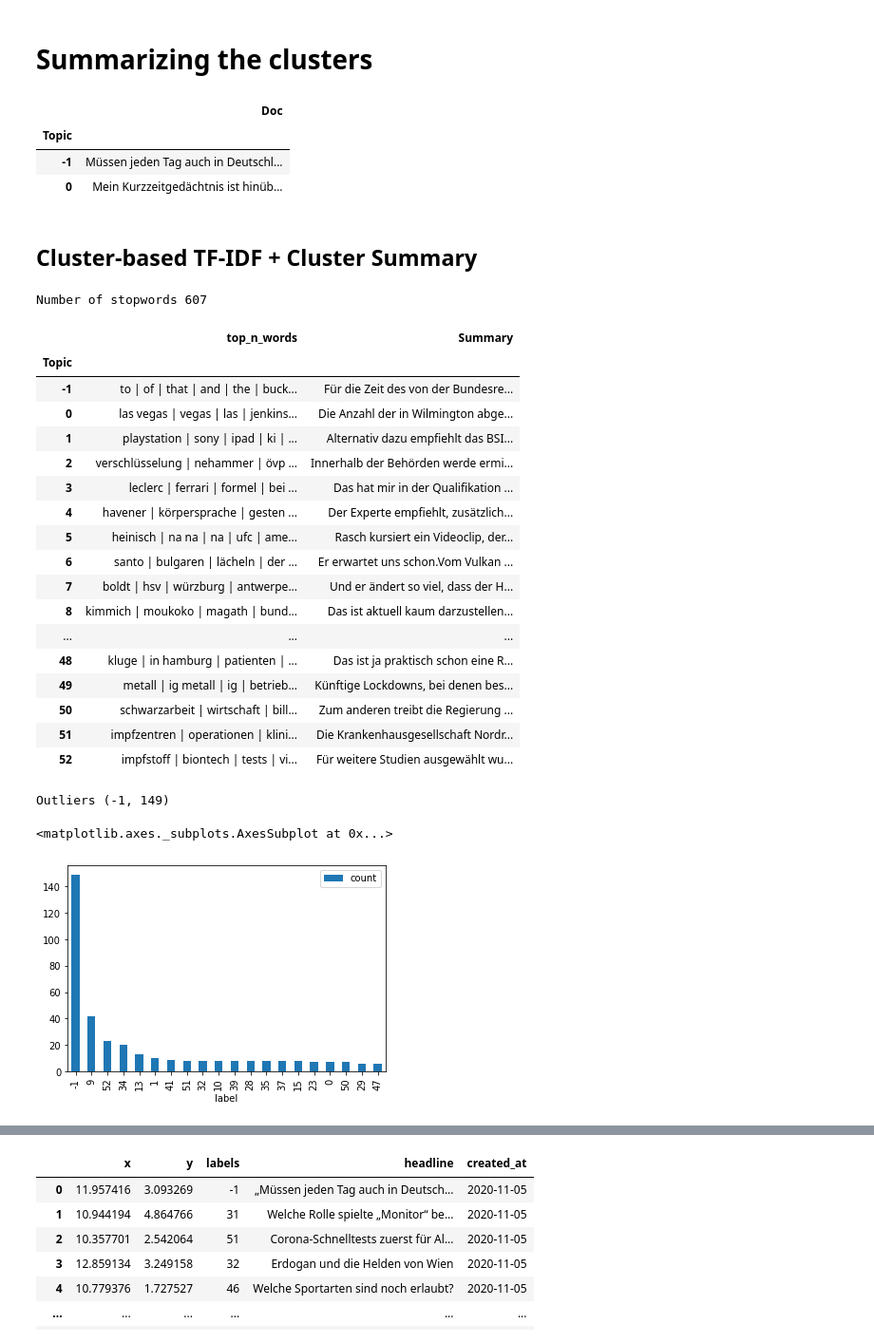
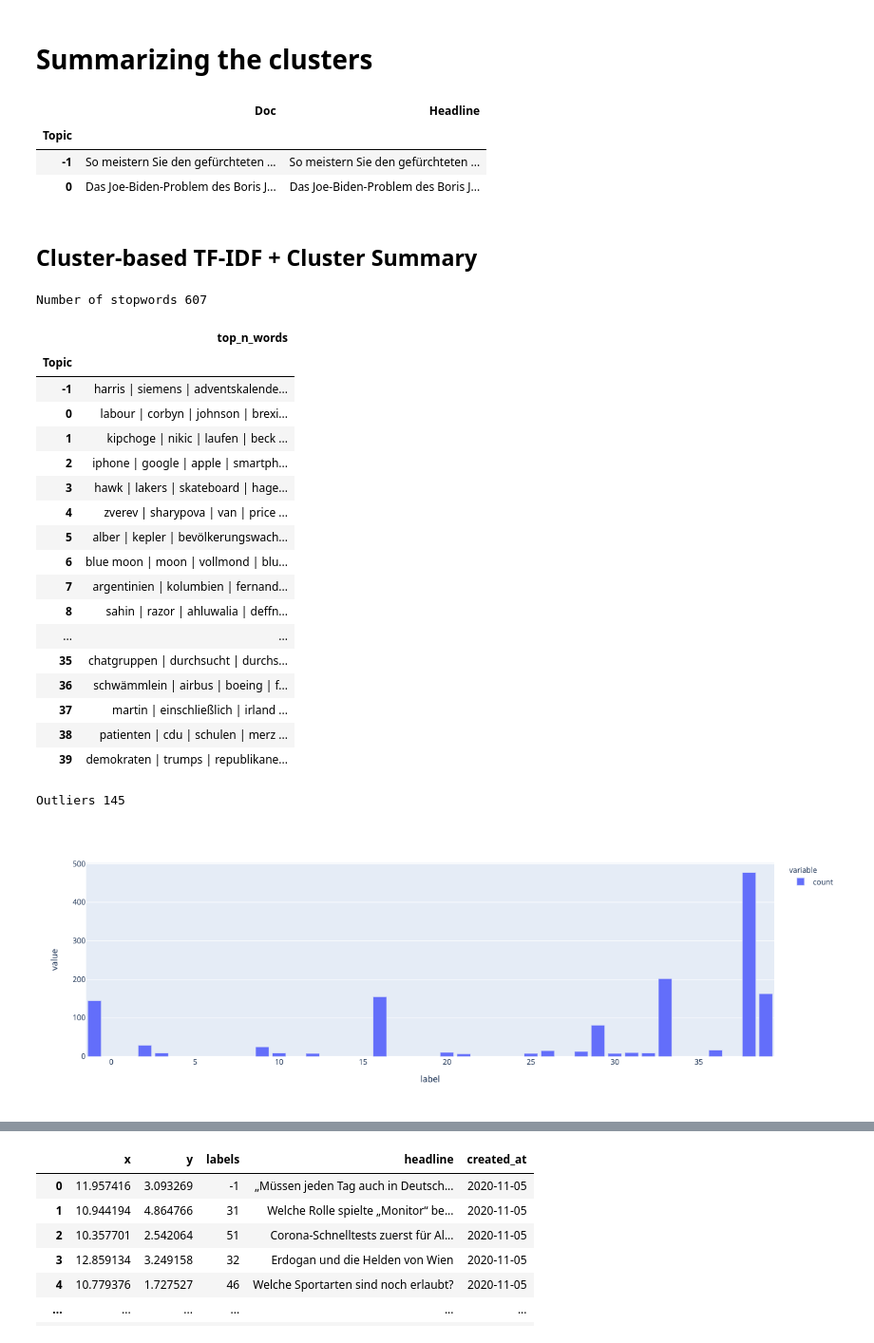
Before and after one commit to spring-media/ci-topic-thunder, a Jupyter notebook: notebooks/DS-18-Nov.ipynb, the cells around one changed output, grey strips where cells are left out. Shown at 95% size. Cells and saved outputs as stored; diff of their text form; code cells hidden in the pictures.

```diff
--- a/notebooks/DS-18-Nov.ipynb
+++ b/notebooks/DS-18-Nov.ipynb
@@ -61,9 +62,14 @@ df = df[df.department != "mediathek"]
 df = df[df.text.str.len() > 250]
 
 df = df.rename(columns={"date": "created_at"})
-df = df.sort_values(by='created_at').tail(500)
+df = df.sort_values(by='created_at',ascending=False)
 df.created_at = pd.to_datetime(df.created_at, dayfirst=True)
 df.created_at = df.created_at.apply(lambda x: x.date()).apply(str)
 df = df.rename(columns={"title": "headline"})
 
+df = df.head(1500)
 "We have {} articles. ".format(df.shape[0],df.text.apply(lambda x: x.split(" ")))
+
+#### For some extra performance let's join headline with text as it caries a lot of info.
+df.text = df.headline + ". " + df.text
+####
@@ -103,14 +107,15 @@ df.head()
 # %% [markdown]
 ## Document embedding and clustering
 # %%
-#### For some extra performance let's join headline with text as it caries a lot of info.
-df.text = df.headline + ". " + df.text
-####
 nlpipe = NLPipe(df)
 nlpipe._store_headlines()
 nlpipe._store_created_at()
+
 embedded = nlpipe.cleantext().embed(batch_size=50).normalize()
+cluster_results = embedded.reduce_dim().cluster_hdbscan(cluster_selection_method="leaf",cluster_selection_epsilon= 0.54,) # cluster labels
+viz_dimensions = embedded.reduce_dim( model_path="../models/bert-german-dbmdz-uncased-sentence-stsb/umap_viz_100_19-neighbors_0.01-min-dist.pkl").value() #
 
-cluster_results = embedded.reduce_dim().cluster_hdbscan(cluster_selection_method="leaf")
-viz_dimensions = embedded.reduce_dim( model_path="../models/bert-german-dbmdz-uncased-sentence-stsb/umap_viz_100_19-neighbors_0.01-min-dist.pkl").value()
+
+ctr=Counter(cluster_results.value()).most_common(25)
+print("Outliers {}".format(dict(Counter(cluster_results.value()))["-1"]),set(cluster_results.value()))
 # %% [output]
@@ -132,18 +138,18 @@ res['created_at'] = nlpipe.data.created_at
 # Summarizing the clusters
 # %%
 
-docs_df = pd.DataFrame(embedded.data.pdf, columns=["Doc"])
+docs_df = pd.DataFrame(zip(embedded.data.pdf,embedded.data.headlines), columns=["Doc","Headline"])
 docs_df['Topic'] = cluster_results.value()
 docs_df['Doc_ID'] = df.index.values
-docs_per_topic = docs_df.groupby(['Topic'], as_index = True).agg({'Doc': ' '.join})# For every topic collect all the article and join their texts (preprocessed) , raw texts,
+docs_per_topic = docs_df.groupby(['Topic'], as_index = True).agg({'Doc': ' '.join,'Headline': ' '.join})# For every topic collect all the article and join their texts (preprocessed) , raw texts,
 
 
 docs_per_topic.head(2)
 # %% [output]
-|  | Doc |
-| Topic |  |
-| -1 | Müssen jeden Tag auch in Deutschl... |
-| 0 | Mein Kurzzeitgedächtnis ist hinüb... |
+|  | Doc | Headline |
+| Topic |  |  |
+| -1 | So meistern Sie den gefürchteten ... | So meistern Sie den gefürchteten ... |
+| 0 | Das Joe-Biden-Problem des Boris J... | Das Joe-Biden-Problem des Boris J... |
 # %%
 def lexrank_summarize(cluster_doc):
     sentences = nltk.sent_tokenize(cluster_doc)
@@ -170,39 +176,37 @@ top_n_words = utils.extract_top_n_words_per_topic(tf_idf, count, docs_per_topic.
 top_6_words_per_topic = pd.DataFrame([(k," | ".join([e[0] for e in v][:7]))  for (k,v) in top_n_words.items()],columns=["Topic","top_n_words"])
 top_6_words_per_topic["Topic"]=top_6_words_per_topic["Topic"].apply(int)
 topic_sizes = utils.extract_topic_sizes(docs_df)
-top_6_words_per_topic["Summary"] = top_6_words_per_topic.Topic.apply(lambda x: lexrank_summarize(docs_per_topic.loc[x].Doc) )
+#top_6_words_per_topic["Summary"] = top_6_words_per_topic.Topic.apply(lambda x: lexrank_summarize(docs_per_topic.loc[x].Doc) )
 top_6_words_per_topic=top_6_words_per_topic.set_index("Topic")
 
 
 top_6_words_per_topic
 # %% [output]
 Number of stopwords 607
-|  | top_n_words | Summary |
-| Topic |  |  |
-| -1 | to | of | that | and | the | buck... | Für die Zeit des von der Bundesre... |
-| 0 | las vegas | vegas | las | jenkins... | Die Anzahl der in Wilmington abge... |
-| 1 | playstation | sony | ipad | ki | ... | Alternativ dazu empfiehlt das BSI... |
-| 2 | verschlüsselung | nehammer | övp ... | Innerhalb der Behörden werde ermi... |
-| 3 | leclerc | ferrari | formel | bei ... | Das hat mir in der Qualifikation ... |
-| 4 | havener | körpersprache | gesten ... | Der Experte empfiehlt, zusätzlich... |
-| 5 | heinisch | na na | na | ufc | ame... | Rasch kursiert ein Videoclip, der... |
-| 6 | santo | bulgaren | lächeln | der ... | Er erwartet uns schon.Vom Vulkan ... |
-| 7 | boldt | hsv | würzburg | antwerpe... | Und er ändert so viel, dass der H... |
-| 8 | kimmich | moukoko | magath | bund... | Das ist aktuell kaum darzustellen... |
-| ... | ... | ... |
-| 48 | kluge | in hamburg | patienten | ... | Das ist ja praktisch schon eine R... |
-| 49 | metall | ig metall | ig | betrieb... | Künftige Lockdowns, bei denen bes... |
-| 50 | schwarzarbeit | wirtschaft | bill... | Zum anderen treibt die Regierung ... |
-| 51 | impfzentren | operationen | klini... | Die Krankenhausgesellschaft Nordr... |
-| 52 | impfstoff | biontech | tests | vi... | Für weitere Studien ausgewählt wu... |
+|  | top_n_words |
+| Topic |  |
+| -1 | harris | siemens | adventskalende... |
+| 0 | labour | corbyn | johnson | brexi... |
+| 1 | kipchoge | nikic | laufen | beck ... |
+| 2 | iphone | google | apple | smartph... |
+| 3 | hawk | lakers | skateboard | hage... |
+| 4 | zverev | sharypova | van | price ... |
+| 5 | alber | kepler | bevölkerungswach... |
+| 6 | blue moon | moon | vollmond | blu... |
+| 7 | argentinien | kolumbien | fernand... |
+| 8 | sahin | razor | ahluwalia | deffn... |
+| ... | ... |
+| 35 | chatgruppen | durchsucht | durchs... |
+| 36 | schwämmlein | airbus | boeing | f... |
+| 37 | martin | einschließlich | irland ... |
+| 38 | patienten | cdu | schulen | merz ... |
+| 39 | demokraten | trumps | republikane... |
 # %%
-ctr=Counter(res.labels).most_common(20)
-print("Outliers {}".format(ctr[0]))
+
 pd.DataFrame(ctr,columns=['label','count']).set_index("label").plot(kind='bar')
 # %% [output]
-Outliers (-1, 149)
+Outliers 145
-<matplotlib.axes._subplots.AxesSubplot at 0x...>
-[figure, old version]
+[figure, new version]
 # %%
 res.labels=res.labels.apply(str)
 top_6_words_per_topic.index = top_6_words_per_topic.reset_index().Topic.apply(str)
```
Also changed, not shown: parts of 11 cells of this notebook, 3 other files.
